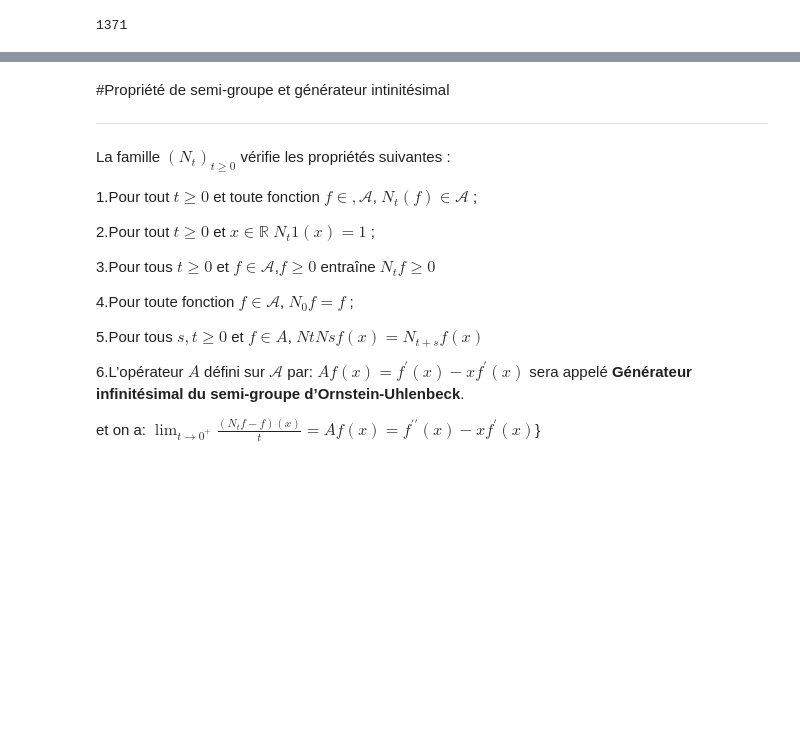
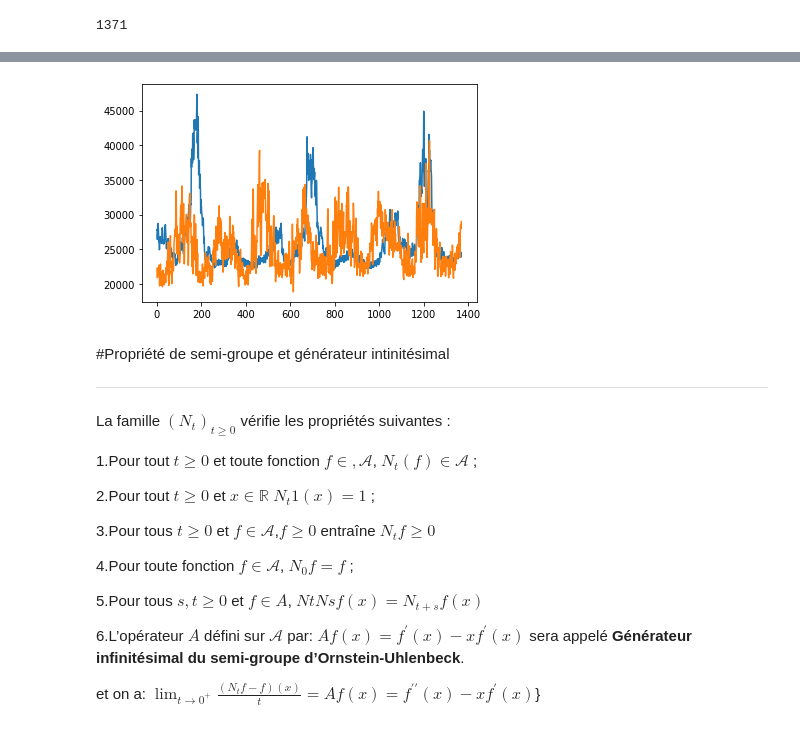
Before and after one commit to EssaddekOthmane/Ornstein-Uhlenbeck-process, a Jupyter notebook: Ornstein_Uhlenbeck.ipynb, the cells around one changed output, grey strips where cells are left out. Drawn from its saved outputs; the diff is of its cells as text; code cells hidden in the pictures; blank space fills up the shorter version.

```diff
--- a/Ornstein_Uhlenbeck.ipynb
+++ b/Ornstein_Uhlenbeck.ipynb
@@ -451,3 +447,9 @@ line1+line2
+# %%
+plt.plot(test["estim"])
+plt.plot(test["PJM_Load_MW"])
+plt.show()
+# %% [output]
+[figure, added]
 # %% [markdown]
 #Propriété de semi-groupe et générateur intinitésimal
 *********************************
```
Also changed, not shown: parts of 1 cell of this notebook.
